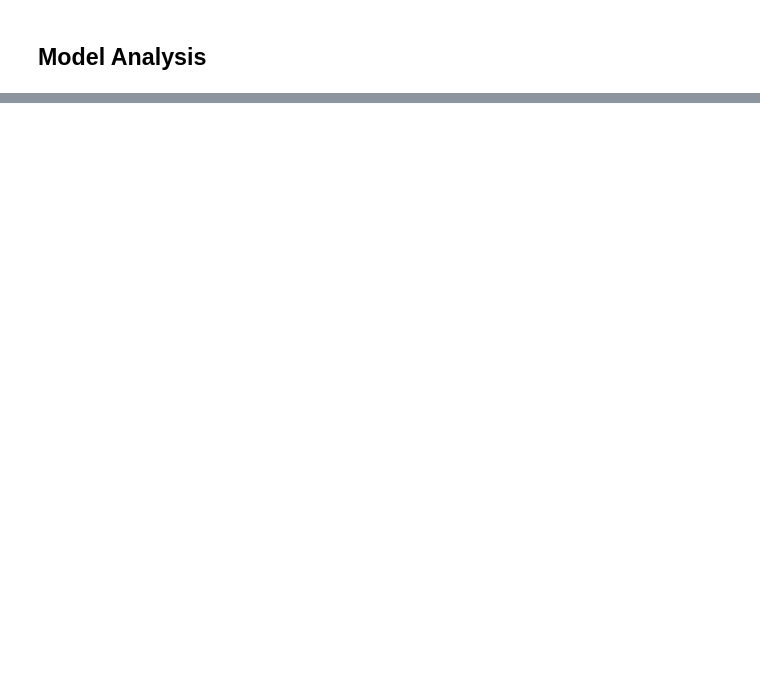
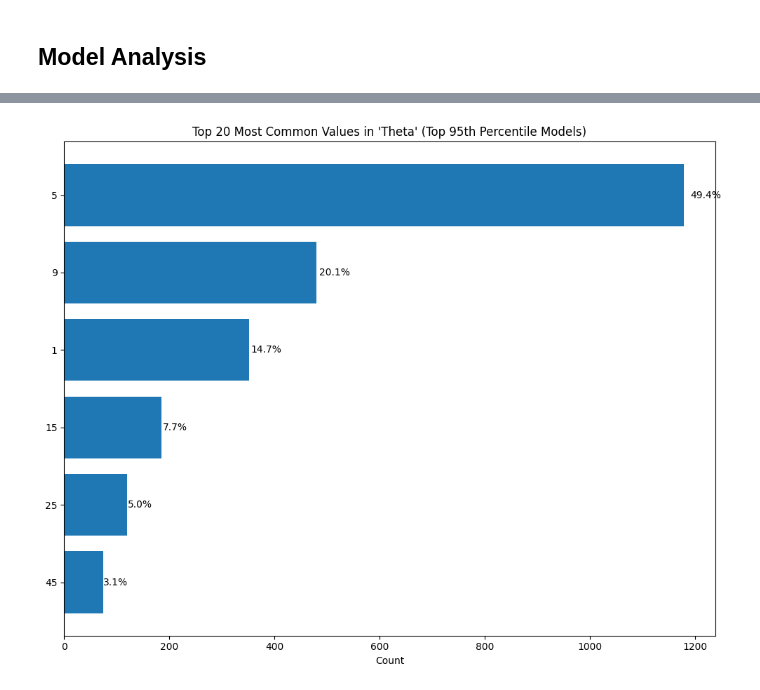
Before and after one commit to aparaselli/HAB-Prediction-Research, a Jupyter notebook: Code/model_analysis.ipynb, the cells around one changed output, grey strips where cells are left out. Cells and saved outputs as stored; diff of their text form; code cells hidden in the pictures; blank space fills up the shorter version.

```diff
--- a/Code/model_analysis.ipynb
+++ b/Code/model_analysis.ipynb
@@ -152,0 +149,47 @@ In the 90 percentile there are 2796 models
+# %%
+import matplotlib.pyplot as plt
+
+def visualize_common_theta(parameters, percentile, top_n=15):
+    """
+    For the top `percentile` of models (by 'rho'), count the most
+    frequent values in column 'E' and plot the top_n with percentages.
+    """
+    # Sort by rho descending and take the top percentile
+    df_sorted = parameters.sort_values(by='rho', ascending=False)
+    num_models = int(len(df_sorted) * (1 - percentile / 100))
+    if num_models <= 0:
+        print(f"No models in the top {percentile} percentile.")
+        return
+    top_df = df_sorted.iloc[:num_models]
+
+    # Count the E-values
+    counts = top_df['theta'].value_counts().head(top_n)
+    if counts.empty:
+        print("No values to display in column 'E'.")
+        return
+
+    values = counts.index.astype(str)
+    freqs = counts.values
+
+    # Plot horizontal bar chart
+    plt.figure(figsize=(10, 8))
+    bars = plt.barh(values, freqs)
+    plt.xlabel("Count")
+    plt.title(f"Top {top_n} Most Common Values in 'Theta' (Top {percentile}th Percentile Models)")
+    plt.gca().invert_yaxis()
+
+    # Annotate with percentages
+    for bar, freq in zip(bars, freqs):
+        pct = freq / num_models * 100
+        plt.text(bar.get_width() + max(freq*0.01, 0.5),
+                 bar.get_y() + bar.get_height()/2,
+                 f'{pct:.1f}%',
+                 va='center')
+    plt.tight_layout()
+    plt.show()
+
+
+# Usage:
+visualize_common_theta(parameters, percentile=95, top_n=20)
+# %% [output]
+[figure, added]
```
Also changed, not shown: parts of 17 cells of this notebook, 11 other files.
